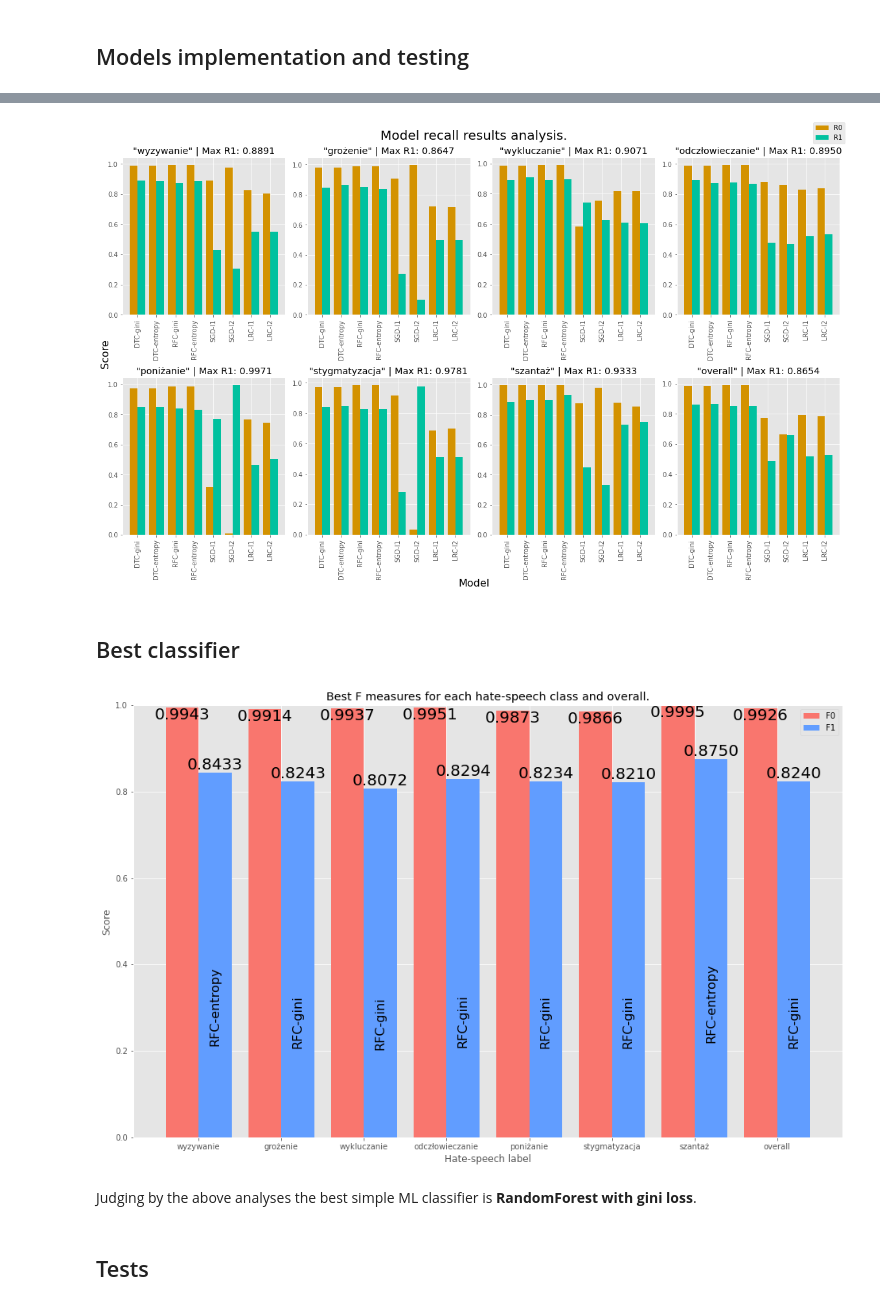
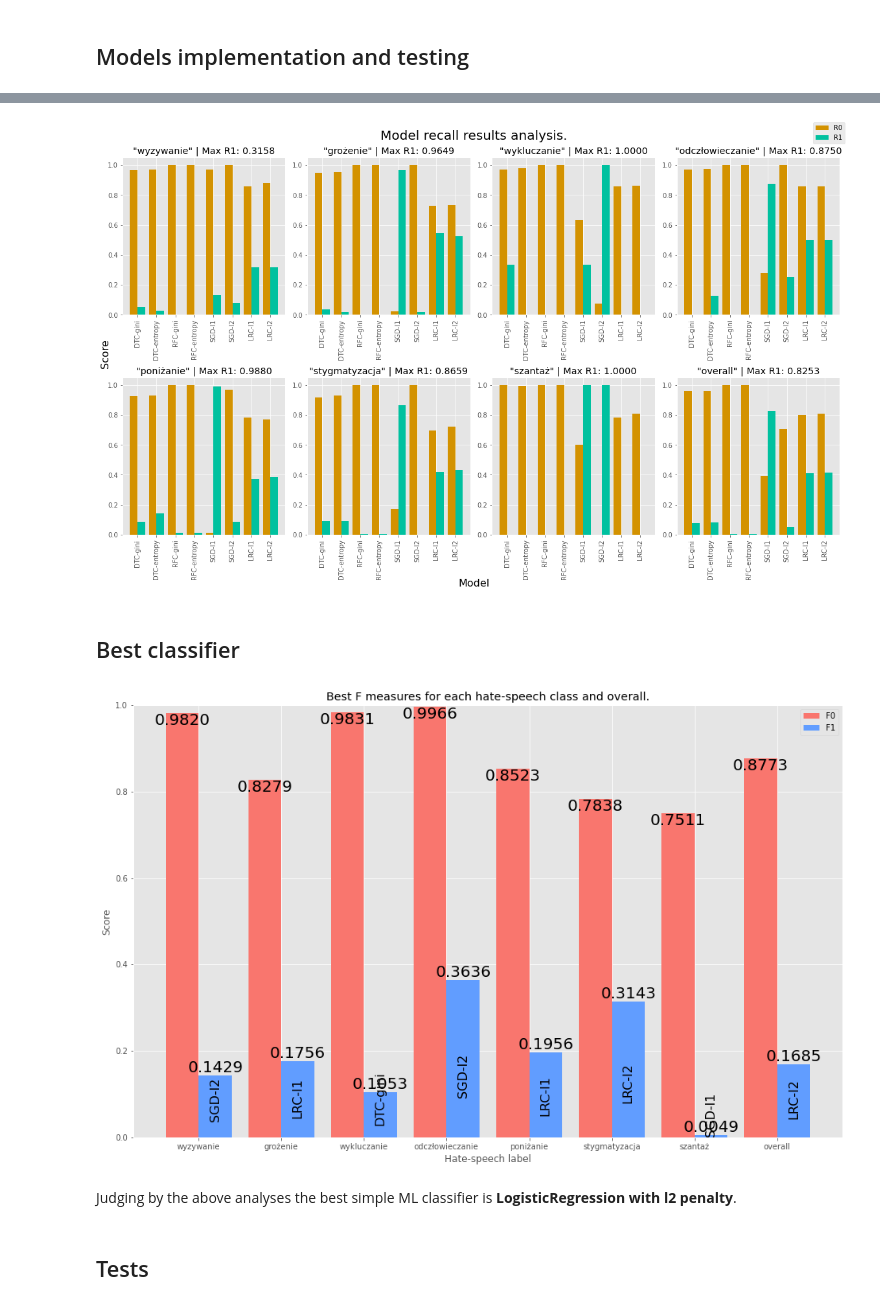
Before and after one commit to kaluzny1995/HSD2.0, a Jupyter notebook: 10. SimpleMLClassifier.ipynb, the cells around one changed output, grey strips where cells are left out. Cells and saved outputs as stored; diff of their text form; code cells hidden in the pictures.

Commit message:
Notebook to simple ML update 2021-03-29
Update of Jupyter notebooks up to simple ML from 2021-03-29.

```diff
--- a/10. SimpleMLClassifier.ipynb
+++ b/10. SimpleMLClassifier.ipynb
@@ -76,3 +102,6 @@ df_other_scores.head(2)
 |  | s_neg | s_neu | s_pos | n_chars | n_sylls | n_words | nu_words | nl_chars | nl_sylls | nl_words | ... |
 | 0 | 0 | 6 | 1 | 36 | 15 | 7 | 7 | 35 | 13 | 7 | ... |
 | 1 | 1 | 18 | 1 | 94 | 38 | 18 | 18 | 88 | 33 | 16 | ... |
+# %%
+df_test_other_scores = pd.read_csv(OTHER_SCORES_TESTONLY_PATH).drop(['id'], axis=1)
+df_test_other_scores.head(2)
@@ -89 +122,5 @@ df_data.head(2)
 2 rows × 66 columns
+# %%
+df_test_data = combine_row_wisely([df_test_poc_scores, df_test_topic_poc_scores,
+                                   df_test_other_scores, df_test_classes])
+df_test_data.head(2)
@@ -113,6 +155,9 @@ MODEL_LABELS = ['DTC-gini', 'DTC-entropy',
 X_data = df_data.drop(LABELS, axis=1).values
 y_data = df_data[LABELS].values
 
+X_test_data = df_test_data.drop(LABELS, axis=1).values
+y_test_data = df_test_data[LABELS].values
+
 y_preds = list([])
 # %%
 for mclass, mkwargs, mlabel in tqdm(zip(MODEL_CLASSES, MODEL_KWARGS, MODEL_LABELS),
@@ -123,8 +168,8 @@ for mclass, mkwargs, mlabel in tqdm(zip(MODEL_CLASSES, MODEL_KWARGS, MODEL_LABEL
     # clf.load()
     clf.save()
 
-    y_pred = clf.predict(X_data)
-    confusion_matrices(y_data, y_pred,
+    y_pred = clf.predict(X_test_data)
+    confusion_matrices(y_test_data, y_pred,
                        title=f'Confusion matrices for all hate-speech classes with overall score - {mlabel}.',
                        save_file=SMLC_CHART_DIR.replace('{}', f'confusion_matrices_{mlabel}'))
     y_preds.append(y_pred)
@@ -153,16 +198,16 @@ models_quality_plot(y_trues=y_data, y_preds_s=y_preds, model_names=MODEL_LABELS,
 # %%
-models_quality_plot(y_trues=y_data, y_preds_s=y_preds, model_names=MODEL_LABELS,
+models_quality_plot(y_trues=y_test_data, y_preds_s=y_preds, model_names=MODEL_LABELS,
                     title='Model recall results analysis.', measure='r', colors=['#d39200', '#00c19f'],
                     save_file=SMLC_CHART_DIR.replace('{}', 'models_R_bars'))
 # %% [output]
-[figure, old version]
+[figure, new version]
 # %% [markdown]
 ## Best classifier
 # %%
-best_model_for_class(y_trues=y_data, y_preds_s=y_preds, model_names=MODEL_LABELS,
+best_model_for_class(y_trues=y_test_data, y_preds_s=y_preds, model_names=MODEL_LABELS,
                      save_file=SMLC_CHART_DIR.replace('{}', 'best_F_bars'))
 # %% [output]
-[figure, old version]
+[figure, new version]
 # %% [markdown]
-Judging by the above analyses the best simple ML classifier is **RandomForest with gini loss**.
+Judging by the above analyses the best simple ML classifier is **LogisticRegression with l2 penalty**.
 # %%
```
Also changed, not shown: parts of 17 cells of this notebook, 5 other files.
